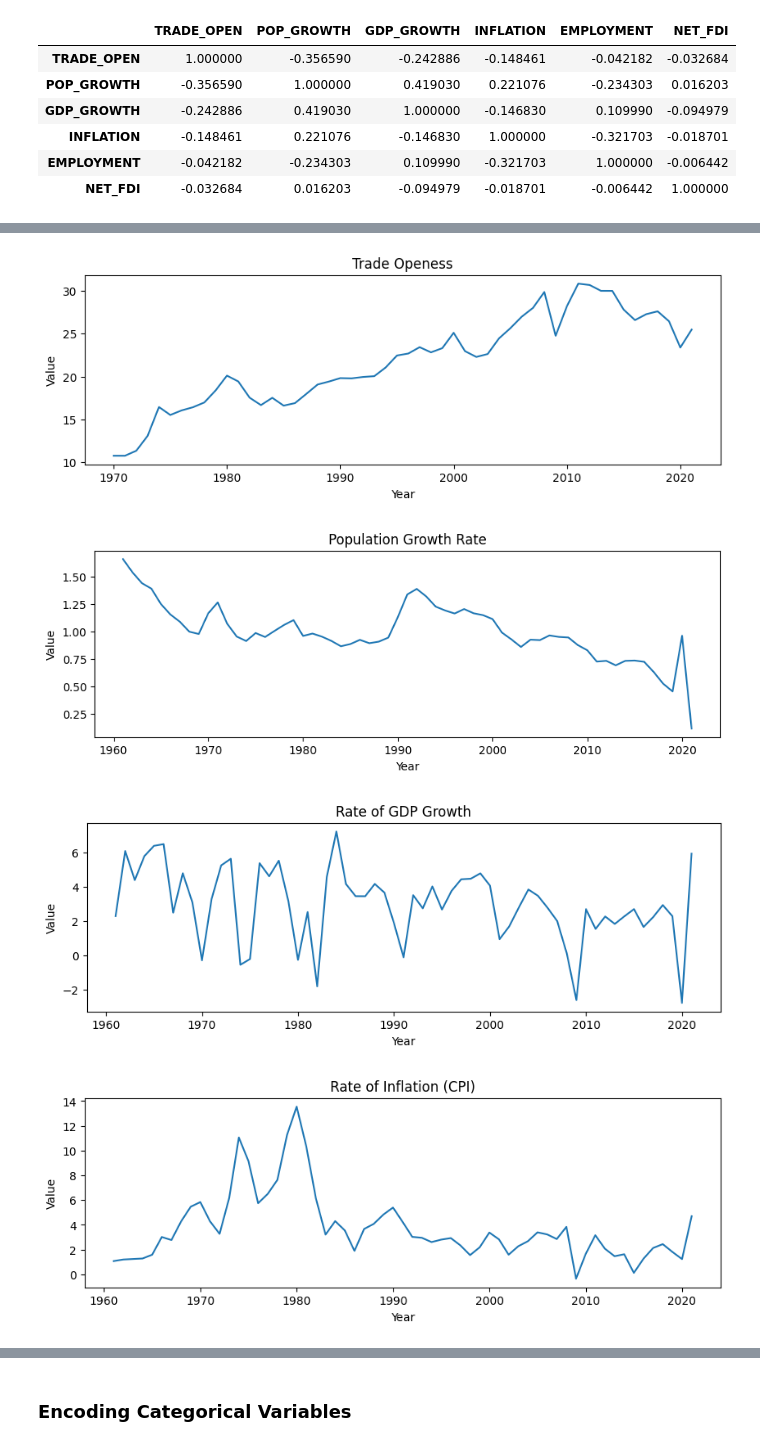
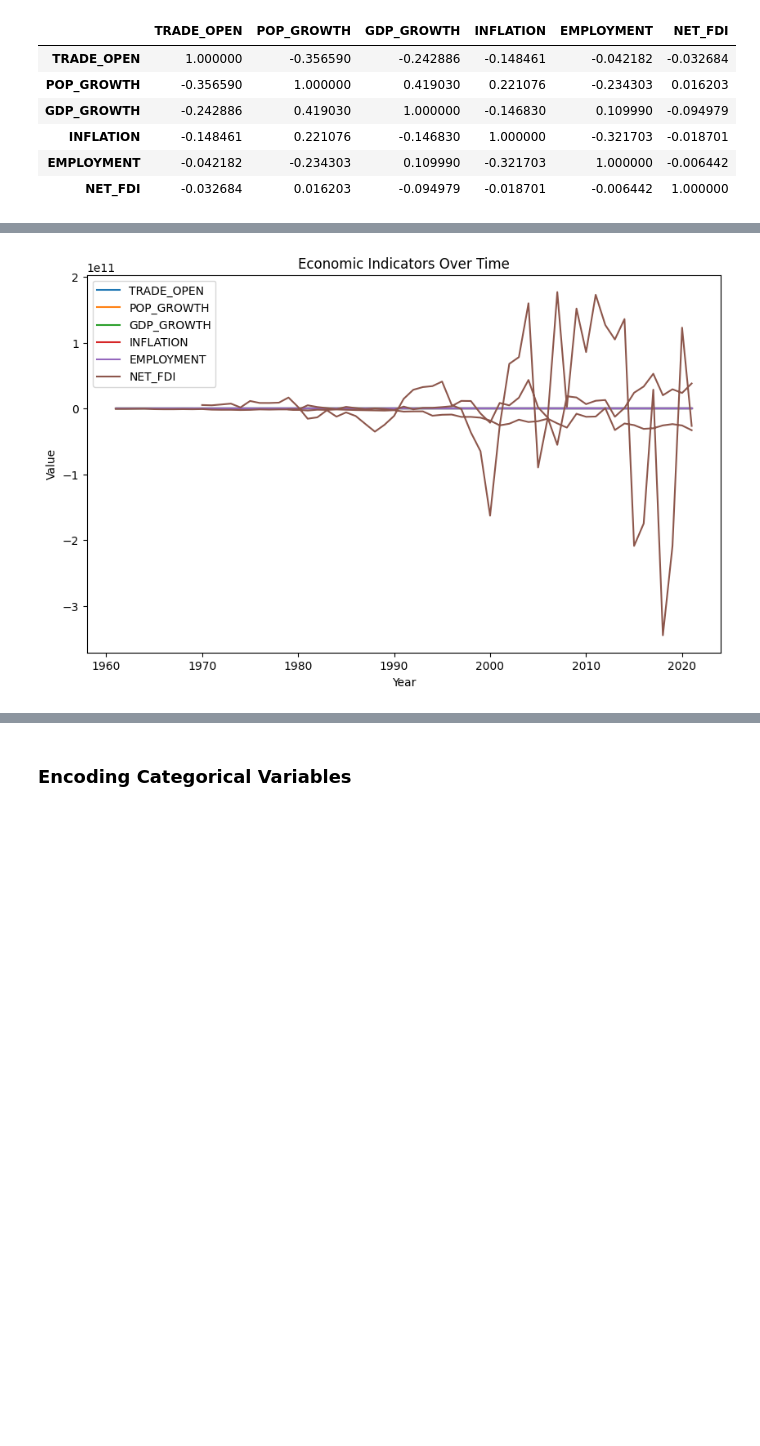
Before and after one commit to Tetteh96/ECON-611-Projects, a Jupyter notebook: ECON 611 Term Project/ECON 611 Term Project Proposal.ipynb, the cells around one changed output, grey strips where cells are left out. Drawn from its saved outputs; the diff is of its cells as text; code cells hidden in the pictures; blank space fills up the shorter version.

```diff
--- a/ECON 611 Term Project/ECON 611 Term Project Proposal.ipynb
+++ b/ECON 611 Term Project/ECON 611 Term Project Proposal.ipynb
@@ -257,36 +212,52 @@ sns.pairplot(MEX_dropna)
 # %%
-def line_plot(data, columns, titles, figsize=(10,3), linewidth=1.5):
-    """
-    This function takes in a dataframe and plots each column on a separate line graph using seaborn.
+# def line_plot(data, columns, titles, figsize=(10,3), linewidth=1.5):
+#     """
+#     This function takes in a dataframe and plots each column on a separate line graph using seaborn.
 
-    Parameters:
-        data (pandas DataFrame): The dataframe to plot.
-        columns (list of str): The names of the columns to plot.
-        titles (list of str): The titles for each plot.
-        figsize (tuple): The size of the plots.
-        palette (str): The color palette to use.
-        linewidth (float): The width of the lines in the plots.
+#     Parameters:
+#         data (pandas DataFrame): The dataframe to plot.
+#         columns (list of str): The names of the columns to plot.
+#         titles (list of str): The titles for each plot.
+#         figsize (tuple): The size of the plots.
+#         palette (str): The color palette to use.
+#         linewidth (float): The width of the lines in the plots.
 
-    Returns:
-        None
-    """
-    for column, title in zip(columns, titles):
-        plt.figure(figsize=figsize)
-        sns.lineplot(data=data[column], linewidth=linewidth)
-        plt.title(title)
-        plt.xlabel('Year')
-        plt.ylabel('Value')
-    plt.show()
+#     Returns:
+#         None
+#     """
+#     for column, title in zip(columns, titles):
+#         plt.figure(figsize=figsize)
+#         sns.lineplot(data=data[column], linewidth=linewidth)
+#         plt.title(title)
+#         plt.xlabel('Year')
+#         plt.ylabel('Value')
+#         #plt.legend()
+#     plt.show()
 
 
-# Define the columns and titles for the plots
-columns = ['TRADE_OPEN', 'POP_GROWTH', 'GDP_GROWTH', 'INFLATION', 'EMPLOYMENT', 'NET_FDI']
-titles = ['Trade Openess', 'Population Growth Rate', 'Rate of GDP Growth', 'Rate of Inflation (CPI)', 'Employment Rate, 15+', 'Net Foreign Direct Investment']
+# # Define the columns and titles for the plots
+# columns = ['TRADE_OPEN', 'POP_GROWTH', 'GDP_GROWTH', 'INFLATION', 'EMPLOYMENT', 'NET_FDI']
+# titles = ['Trade Openess', 'Population Growth Rate', 'Rate of GDP Growth', 'Rate of Inflation (CPI)', 'Employment Rate, 15+', 'Net Foreign Direct Investment']
 
-# Call the function to plot the columns
-line_plot(US_data, columns, titles)
+# # Call the function to plot the columns
+# line_plot(trade_df, columns, titles)
+
+
+# Select the columns to plot
+cols_to_plot = ['TRADE_OPEN', 'POP_GROWTH', 'GDP_GROWTH', 'INFLATION', 'EMPLOYMENT', 'NET_FDI']
+
+# Generate the line plot
+trade_df[cols_to_plot].plot(figsize=(10, 6))
+
+# Add a title and axis labels
+plt.title('Economic Indicators Over Time')
+plt.xlabel('Year')
+plt.ylabel('Value')
+
+# Add a legend
+plt.legend()
+
+# Display the plot
+plt.show()
 # %% [output]
-[figure, old version]
+[figure, new version]
-[figure, removed]
-[figure, removed]
-[figure, removed]
```
Also changed, not shown: parts of 21 cells of this notebook.
